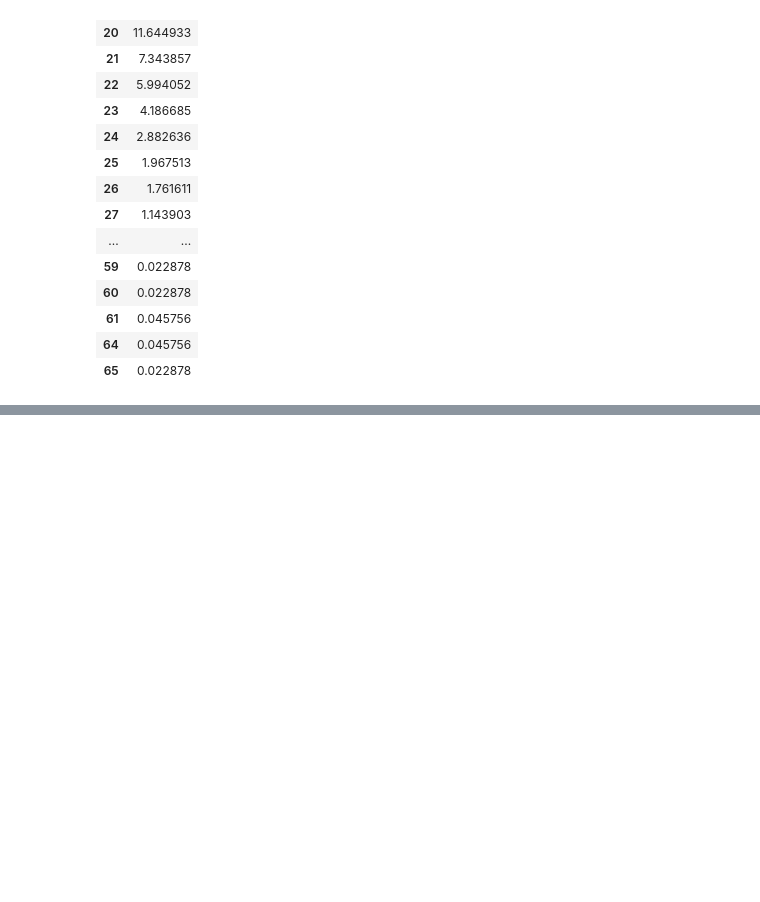
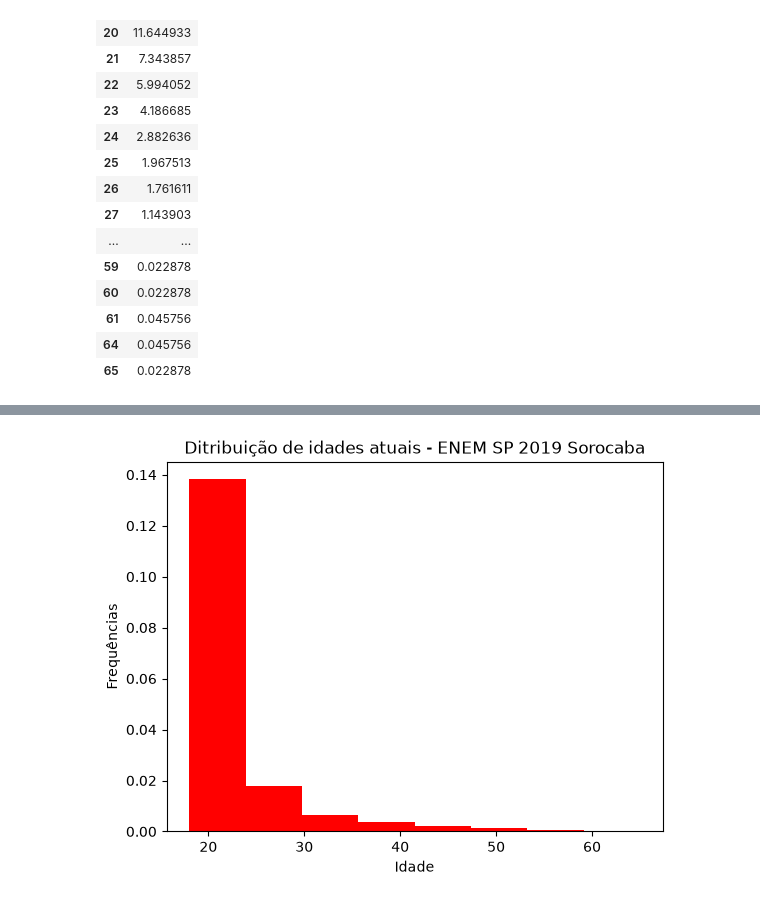
Before and after one commit to arthurresendes/Estatistica-aplicada, a Jupyter notebook: Enem/frequencias.ipynb, the cells around one changed output, grey strips where cells are left out. Saved outputs shown, nothing was run; the diff lists cells and outputs as text; code cells hidden in the pictures; blank space fills up the shorter version.

```diff
--- a/Enem/frequencias.ipynb
+++ b/Enem/frequencias.ipynb
@@ -152,0 +167,9 @@ freq_relativa_perc
+# %%
+from matplotlib import colors
+plt.hist(enem_sorocaba_nascimento.IDADE,8,rwidth=1, color='red', density=True) # Density: True para pegar frequência, ou seja %
+plt.title("Ditribuição de idades atuais - ENEM SP 2019 Sorocaba")
+plt.xlabel('Idade')
+plt.ylabel('Frequências')
+plt.show()
+# %% [output]
+[figure, added]
```
Also changed, not shown: parts of 3 cells of this notebook.
